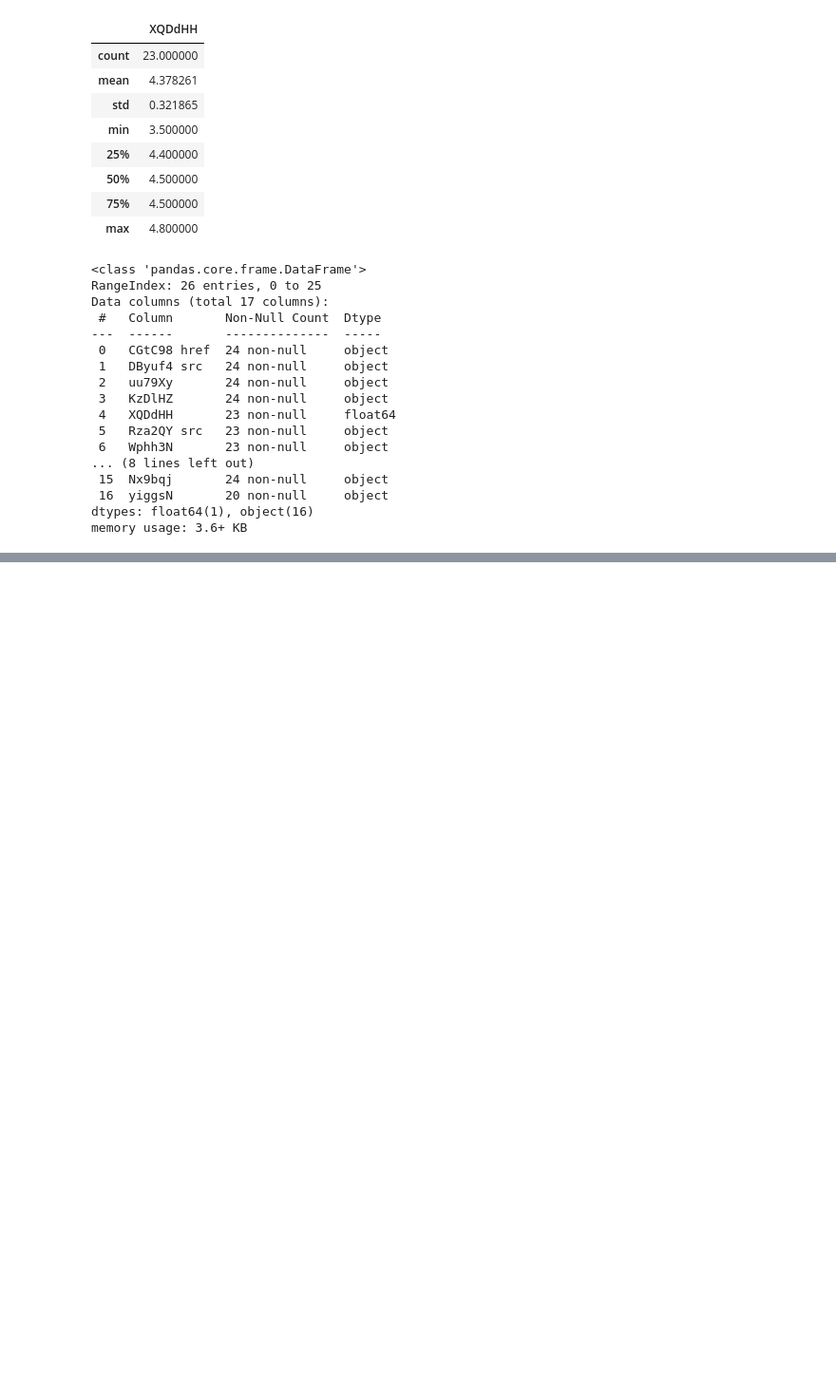
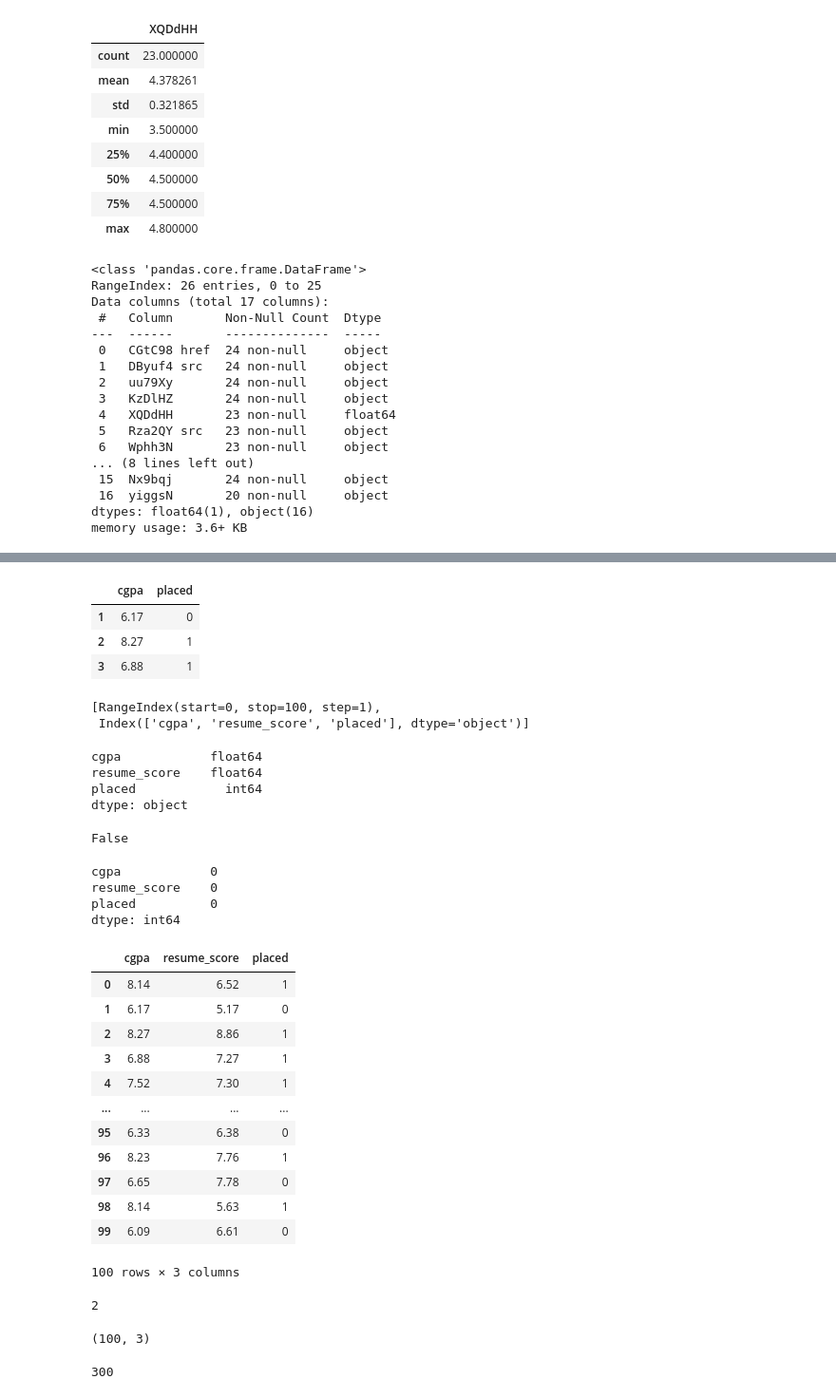
Before and after one commit to AnmolHemani/Advanced-Python, a Jupyter notebook: pandas.ipynb, the cells around one changed output, grey strips where cells are left out. Shown at 95% size. Saved outputs shown, nothing was run; the diff lists cells and outputs as text; code cells hidden in the pictures; blank space fills up the shorter version.

```diff
--- a/pandas.ipynb
+++ b/pandas.ipynb
@@ -476,0 +553,62 @@ data
+# %%
+df.loc[1:3,['cgpa','placed']]
+# %% [output]
+|  | cgpa | placed |
+| 1 | 6.17 | 0 |
+| 2 | 8.27 | 1 |
+| 3 | 6.88 | 1 |
+# %%
+df.axes
+# %% [output]
+[RangeIndex(start=0, stop=100, step=1),
+ Index(['cgpa', 'resume_score', 'placed'], dtype='object')]
+# %%
+p=df.dtypes
+p
+# %% [output]
+cgpa            float64
+resume_score    float64
+placed            int64
+dtype: object
+# %%
+b=df.empty
+# it return true if there is any missing data in dataframe otherwise return false
+b
+# %% [output]
+False
+# %%
+df.isnull().sum() # for check the missing values
+# %% [output]
+cgpa            0
+resume_score    0
+placed          0
+dtype: int64
+# %%
+df.dropna() # for removing missing rows
+# %% [output]
+|  | cgpa | resume_score | placed |
+| 0 | 8.14 | 6.52 | 1 |
+| 1 | 6.17 | 5.17 | 0 |
+| 2 | 8.27 | 8.86 | 1 |
+| 3 | 6.88 | 7.27 | 1 |
+| 4 | 7.52 | 7.30 | 1 |
+| ... | ... | ... | ... |
+| 95 | 6.33 | 6.38 | 0 |
+| 96 | 8.23 | 7.76 | 1 |
+| 97 | 6.65 | 7.78 | 0 |
+| 98 | 8.14 | 5.63 | 1 |
+| 99 | 6.09 | 6.61 | 0 |
+100 rows × 3 columns
+# %%
+i=df.ndim # num of axex (it is 2)
+i
+# %% [output]
+2
+# %%
+df.shape # num of rows and columns
+# %% [output]
+(100, 3)
+# %%
+df.size # num of rows*columns
+# %% [output]
+300
```
Also changed, not shown: parts of 31 cells of this notebook.
